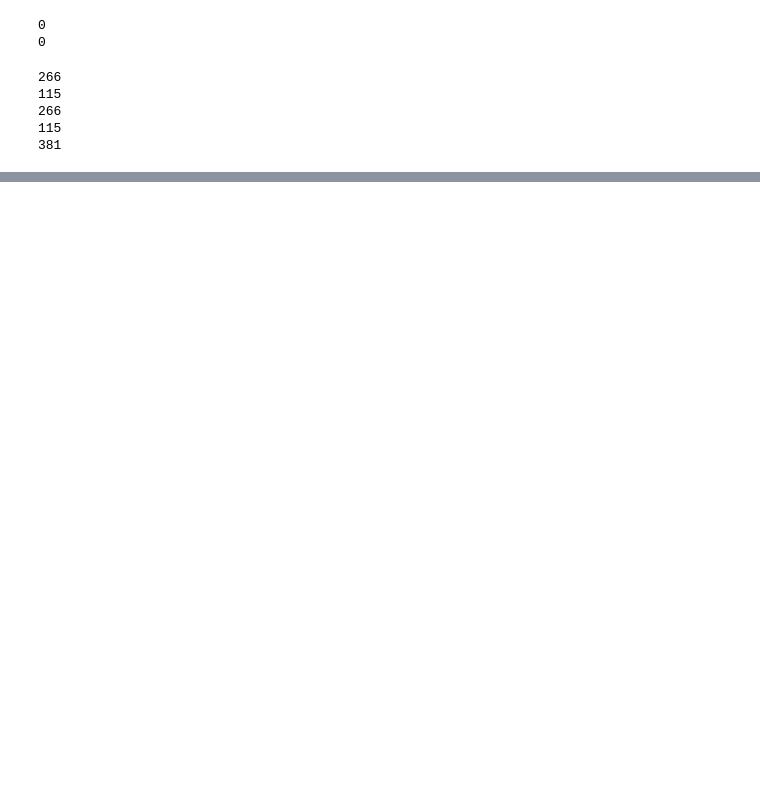
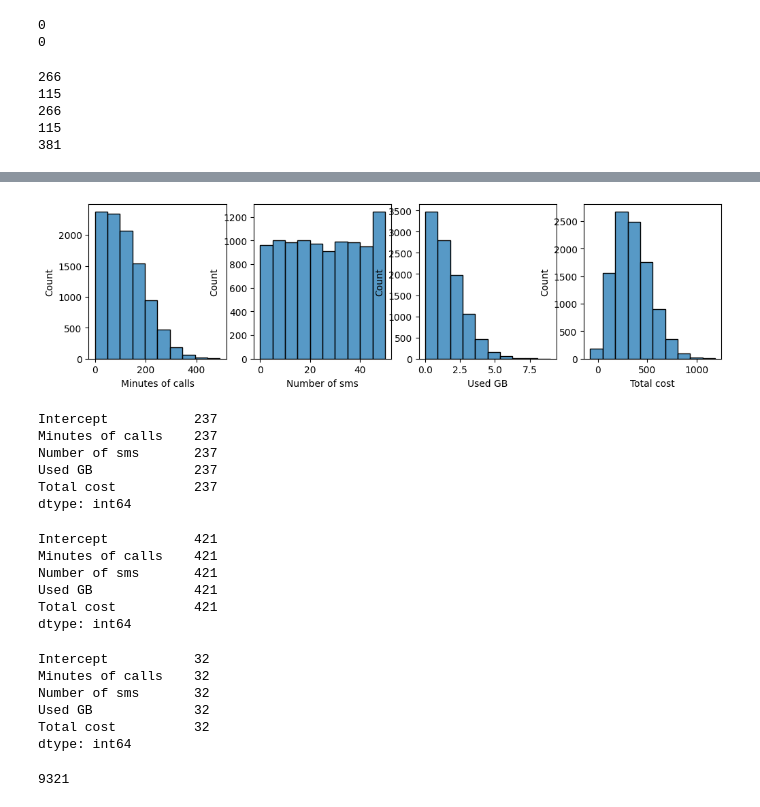
Before and after one commit to Anna-MariaSjolund/Machine-learning, a Jupyter notebook: exercises_0.ipynb, the cells around one changed output, grey strips where cells are left out. Drawn from its saved outputs; the diff is of its cells as text; code cells hidden in the pictures; blank space fills up the shorter version.

```diff
--- a/exercises_0.ipynb
+++ b/exercises_0.ipynb
@@ -157,0 +186,21 @@ print(MAE, MSE, RMSE)
+# %%
+#Simulate normally distributed data points
+def simulate_data(size):
+    np.random.seed(42)
+    x1_minutes_of_calls = np.abs(np.random.normal(loc=100, scale=100, size=(size)))
+    x2_number_of_sms = np.random.randint(low=0, high=51, size=(size))
+    x3_used_GB = np.abs(np.random.normal(loc=0, scale=2, size=(size)))
+    error = np.random.normal(loc=0, scale=50, size=(size))
+    y_total_cost = 25 + (2 * x1_minutes_of_calls) + (0.5 * x2_number_of_sms) + (50 * x3_used_GB) + error
+
+    phone_data = pd.DataFrame({"Intercept" : np.ones(size),
+                                "Minutes of calls" : x1_minutes_of_calls,
+                                "Number of sms" : x2_number_of_sms,
+                                "Used GB" : x3_used_GB,
+                                "Total cost": y_total_cost
+                                })
+
+    return phone_data
+# %%
+phone_data_mult = simulate_data(10000)
+phone_data_mult.head()
@@ -157,0 +214,42 @@ print(MAE, MSE, RMSE)
+# %%
+fig, ax = plt.subplots(1, 4, figsize=(12, 3), dpi=100)
+
+for i, feature in enumerate(phone_data_mult.columns[1:5]):
+  sns.histplot(data = phone_data_mult[feature], bins=10, ax = ax[i])
+# %% [output]
+[figure, added]
+# %%
+phone_data_mult[phone_data_mult["Minutes of calls"] >= 300].count()
+# %% [output]
+Intercept           237
+Minutes of calls    237
+Number of sms       237
+Used GB             237
+Total cost          237
+dtype: int64
+# %%
+phone_data_mult[phone_data_mult["Used GB"] >= 4].count()
+# %% [output]
+Intercept           421
+Minutes of calls    421
+Number of sms       421
+Used GB             421
+Total cost          421
+dtype: int64
+# %%
+phone_data_mult[phone_data_mult["Total cost"] <= 0].count()
+# %% [output]
+Intercept           32
+Minutes of calls    32
+Number of sms       32
+Used GB             32
+Total cost          32
+dtype: int64
+# %%
+#Remove the outliers
+phone_data_mult_outliers_rem = phone_data_mult[(phone_data_mult["Minutes of calls"] < 300) &
+                                                (phone_data_mult["Used GB"] < 4) &
+                                                (phone_data_mult["Total cost"] > 0)]
+len(phone_data_mult_outliers_rem)
+# %% [output]
+9321
```
Also changed, not shown: parts of 25 cells of this notebook.
